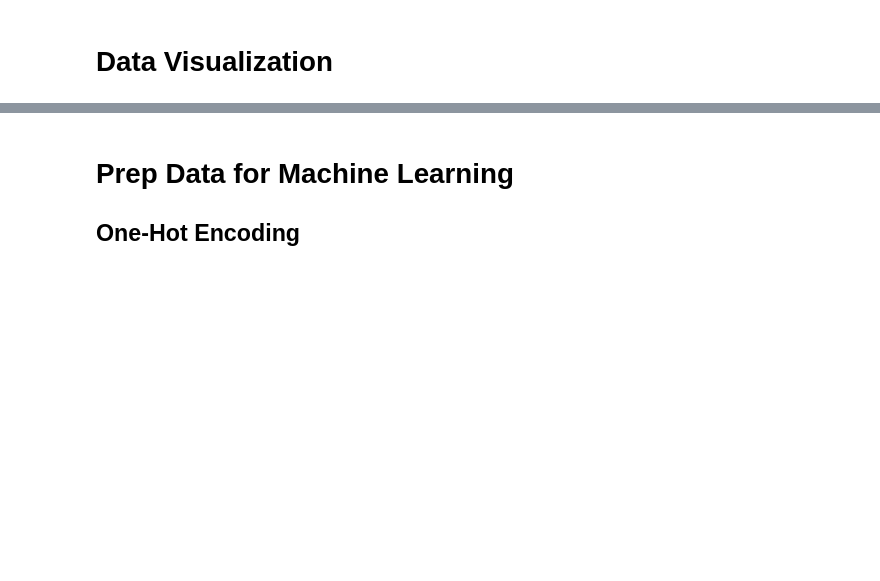
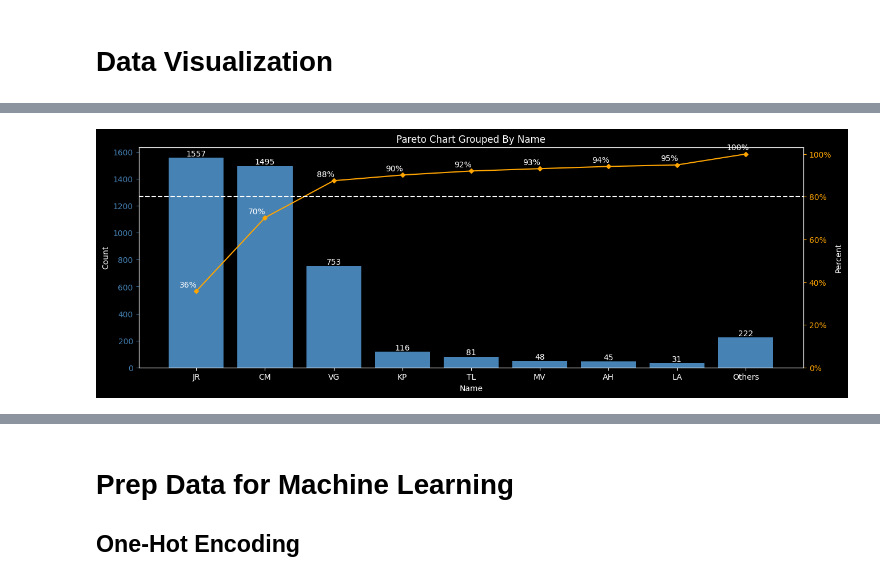
Before and after one commit to jrosilam/MayMobility_TakeHome, a Jupyter notebook: takehome_test.ipynb, the cells around one changed output, grey strips where cells are left out. Drawn from its saved outputs; the diff is of its cells as text; code cells hidden in the pictures; blank space fills up the shorter version.

```diff
--- a/takehome_test.ipynb
+++ b/takehome_test.ipynb
@@ -694,3 +698,33 @@ names_df_reduced
+# %%
+# collect data for Pareto Chart
+def group_count(df,str_query,bundle_amount=0):
+
+    # check if bundle_amount is specified
+    # if bundle_amount == None: bundle_amount = 0
+
+    # get freq & percent cumsum
+    count_per   = df.groupby(str_query).count().sort_values(ascending=False,by='timestamp').iloc[:,1]
+    percent_per = count_per.cumsum()/count_per.sum()*100
+
+    # make df
+    df_grouped = pd.concat([count_per,percent_per],axis=1)
+    df_grouped.columns = {"freq","cumsum"}
+
+    # bundle people with less than 30 rides.
+    if bundle_amount > 0:
+        #get count of removed counts
+        idx_other = df_grouped["freq"] > bundle_amount
+        count_other = df_grouped["freq"][~idx_other].sum()
+        df_grouped = df_grouped[idx_other]
+
+        # group reduced df
+        add_df = pd.DataFrame({"freq":count_other,"cumsum":100},index=['Others'])
+        df_grouped = pd.concat([df_grouped,add_df])
+
+    # rename index
+    df_grouped.index.name = str_query
+
+    return df_grouped
 # %%
 %matplotlib inline
 import matplotlib.pyplot as plt
@@ -716,0 +776,5 @@ plt.show()
+# %%
+df_grouped = group_count(ridership_df_clean,"name",30)
+pareto_chart(df_grouped)
+# %% [output]
+[figure, added]
```
Also changed, not shown: parts of 5 cells of this notebook.
